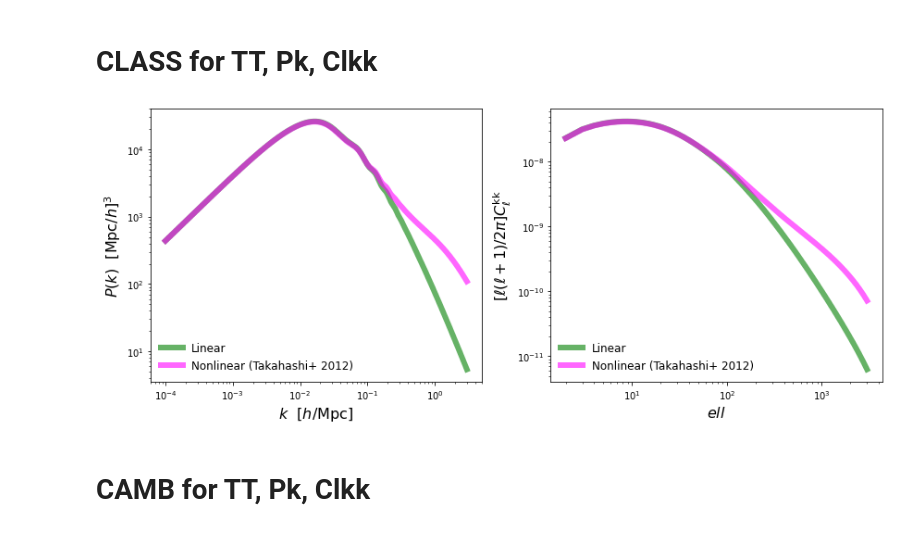
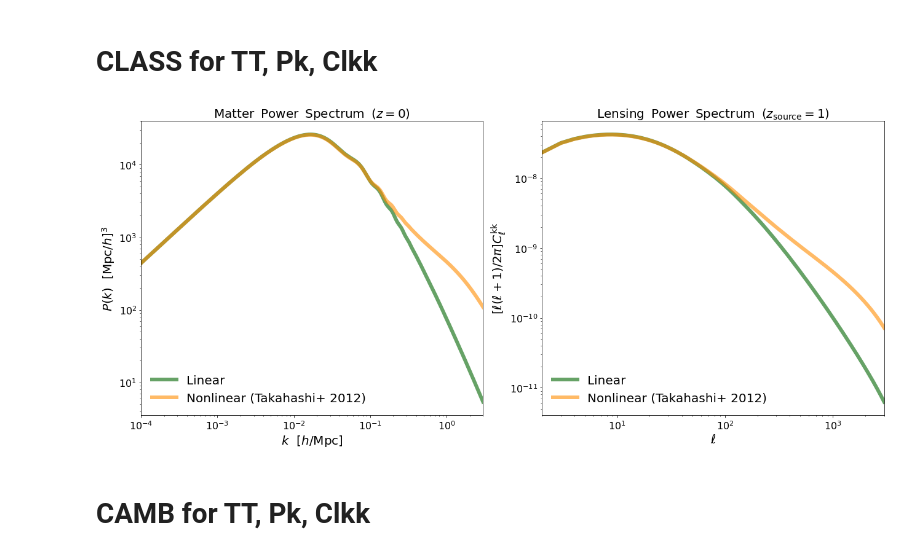
Before and after one commit to liuxx479/emudesgin, a Jupyter notebook: observables_temp.ipynb, the cells around one changed output. Drawn from its saved outputs; the diff is of its cells as text; code cells hidden in the pictures.

```diff
--- a/observables_temp.ipynb
+++ b/observables_temp.ipynb
@@ -137,30 +137,36 @@ clkk_nl=1.0/4 * (ell+2.0)*(ell+1.0)*(ell)*(ell-1.0)*clphiphi_nl
 #print type(clkk)
 # %%
 # plot P(k)
-f, ax=subplots(1,2,figsize=(12,5))
-
-ax[0].plot(kk,Pk,'g-',lw=6,alpha=0.6,label='Linear')
-ax[0].plot(kk,Pk_nl,'-',color='magenta',lw=6,alpha=0.6,label='Nonlinear (Takahashi+ 2012)')
-# ax[0].set_xlim(kk[0],kk[-1])
+label_size=20
+tick_size=16
+f, ax=subplots(1,2,figsize=(18,8))
+c1, c2='darkgreen', 'darkorange'
+ax[0].plot(kk,Pk,'-',color=c1,lw=6,alpha=0.6,label='Linear')
+ax[0].plot(kk,Pk_nl,'-',color=c2,lw=6,alpha=0.6,label='Nonlinear (Takahashi+ 2012)')
+ax[0].set_xlim(kk[0],kk[-1])
 ax[0].set_xscale('log');
 ax[0].set_yscale('log');
-ax[0].set_xlabel(r'$k \,\,\,\, [h/\mathrm{Mpc}]$',fontsize=16)
-ax[0].set_ylabel(r'$P(k) \,\,\,\, [\mathrm{Mpc}/h]^3$',fontsize=16)
-ax[0].legend(loc=0,frameon=0, fontsize=12)
+ax[0].set_xlabel(r'$k \,\,\,\, [h/\mathrm{Mpc}]$',fontsize=label_size)
+ax[0].set_ylabel(r'$P(k) \,\,\,\, [\mathrm{Mpc}/h]^3$',fontsize=label_size)
+ax[0].legend(loc=0,frameon=0, fontsize=label_size)
+ax[0].set_title(r'${\rm Matter\;\; Power\;\; Spectrum}\;\;(z=0)$',fontsize=label_size)
+ax[0].tick_params(axis='both', which='major', labelsize=tick_size)
 
 
-ax[1].plot(ell,clkk,'g-',lw=6,alpha=0.6,label='Linear')
-ax[1].plot(ell,clkk_nl,'-',color='magenta',lw=6,alpha=0.6,label='Nonlinear (Takahashi+ 2012)')
-# ax[1].set_xlim(kk[0],kk[-1])
+ax[1].plot(ell,clkk,'-',color=c1,lw=6,alpha=0.6,label='Linear')
+ax[1].plot(ell,clkk_nl,'-',color=c2,lw=6,alpha=0.6,label='Nonlinear (Takahashi+ 2012)')
+ax[1].set_xlim(ell[0],ell[-1])
 ax[1].set_xscale('log');
 ax[1].set_yscale('log');
-ax[1].set_xlabel(r'$ell$',fontsize=16)
-ax[1].set_ylabel(r'$[\ell(\ell+1)/2\pi]  C_\ell^\mathrm{kk}$',fontsize=16)
-ax[1].legend(loc=0,frameon=0, fontsize=12)
+ax[1].set_xlabel(r'$\ell$',fontsize=label_size)
+ax[1].set_ylabel(r'$[\ell(\ell+1)/2\pi]  C_\ell^\mathrm{kk}$',fontsize=label_size)
+ax[1].legend(loc=0,frameon=0, fontsize=label_size)
+ax[1].set_title(r'${\rm Lensing\;\; Power\;\; Spectrum}\;\;(z_{\rm source}=1)$',fontsize=label_size)
+ax[1].tick_params(axis='both', which='major', labelsize=tick_size)
 plt.tight_layout()
 show()
 # %% [output]
-[figure, old version]
+[figure, new version]
 # %% [markdown]
 # CAMB for TT, Pk, Clkk
 # %%
```
